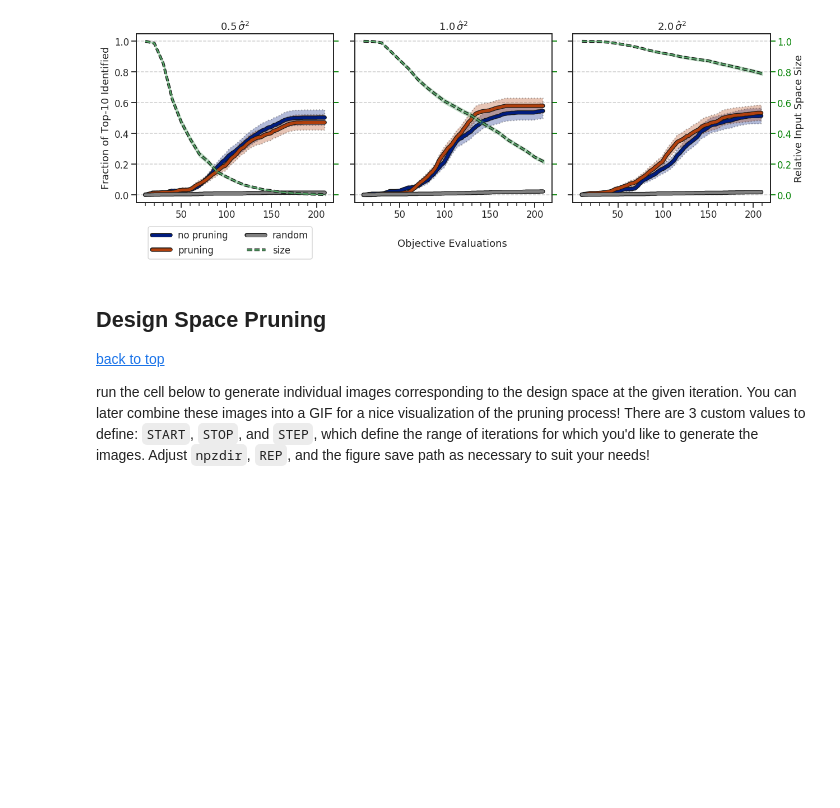
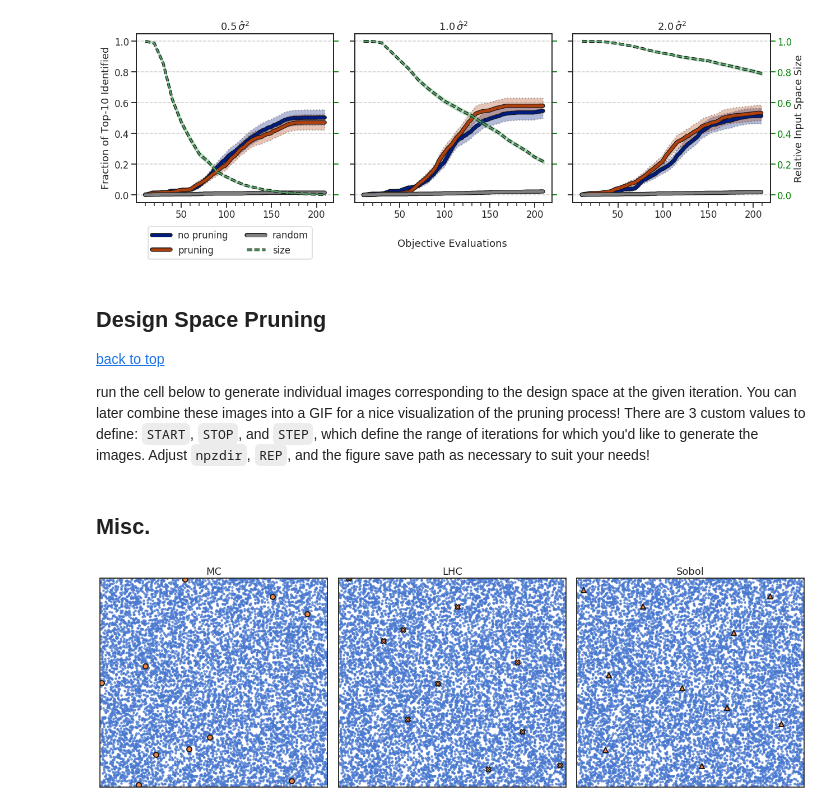
Before and after one commit to coleygroup/dsp, a Jupyter notebook: notebooks/figs.ipynb, the cells around one changed output. Saved outputs shown, nothing was run; the diff lists cells and outputs as text; code cells hidden in the pictures; blank space fills up the shorter version.

```diff
--- a/notebooks/figs.ipynb
+++ b/notebooks/figs.ipynb
@@ -881,3 +894,65 @@ for i in range(START, STOP, STEP):
     fig.savefig(
         f"../figures/michalewicz-gif/iter_{i}.png", dpi=200, bbox_inches='tight', pad_inches=0.01
     )
+# %% [markdown]
+## Misc.
+# %%
+from scipy import stats
+from scipy.stats import qmc
+from scipy.spatial import distance
+
+C = choices.numpy()
+# %%
+sns.set_palette("muted")
+
+n = 3
+fig, axs = plt.subplots(1, n, figsize=(6*n, 6))
+
+N = 10
+
+X = stats.uniform.rvs(size=(N, 2))
+X = qmc.scale(X, (xmin, ymin), (xmax, ymax))
+axs[0].scatter(C[:,0], C[:,1], s=10, alpha=0.7)
+axs[0].scatter(X[:,0], X[:,1], linewidths=2, edgecolors="k", marker="o")
+axs[0].set_title("MC")
+
+sampler = qmc.LatinHypercube(2)
+X = sampler.random(N)
+X = qmc.scale(X, (xmin, ymin), (xmax, ymax))
+axs[1].scatter(C[:,0], C[:,1], s=10, alpha=0.7)
+axs[1].scatter(X[:,0], X[:,1], linewidths=2, edgecolors="k", marker="X")
+axs[1].set_title("LHC")
+
+sampler = qmc.Sobol(2)
+X = sampler.random(N)
+X = qmc.scale(X, (xmin, ymin), (xmax, ymax))
+axs[2].scatter(C[:,0], C[:,1], s=10, alpha=0.7)
+axs[2].scatter(X[:,0], X[:,1], linewidths=2, edgecolors="k", marker="^")
+axs[2].set_title("Sobol")
+
+for ax in axs:
+    ax.tick_params(
+        labelcolor="none",
+        which="both",
+        top=False,
+        bottom=False,
+        left=False,
+        right=False,
+    )
+    ax.axes.get_xaxis().set_visible(False)
+    ax.axes.get_yaxis().set_visible(False)
+    ax.set_xlim(xmin, xmax)
+    ax.set_ylim(ymin, ymax)
+
+# D_LHC = distance.cdist(X_LHC, C, "euclidean")
+# D_U = distance.cdist(X_U, C, "euclidean")
+
+# I = np.argmin(D_LHC, axis=1)
+# J = np.argmin(D_U, axis=1)
+
+# ax.scatter(C[I,0], C[I,1], marker="x", linewidths=2, edgecolors="k")
+# ax.scatter(C[J,0], C[J,1], marker="x", linewidths=2, edgecolors="k")
+
+fig.tight_layout()
+# %% [output]
+[figure, added]
```
Also changed, not shown: parts of 7 cells of this notebook, 4 other files.
